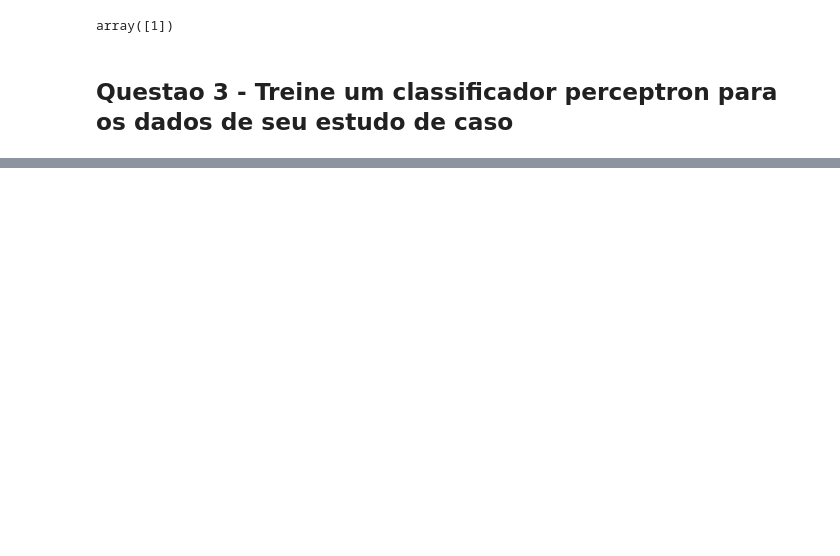
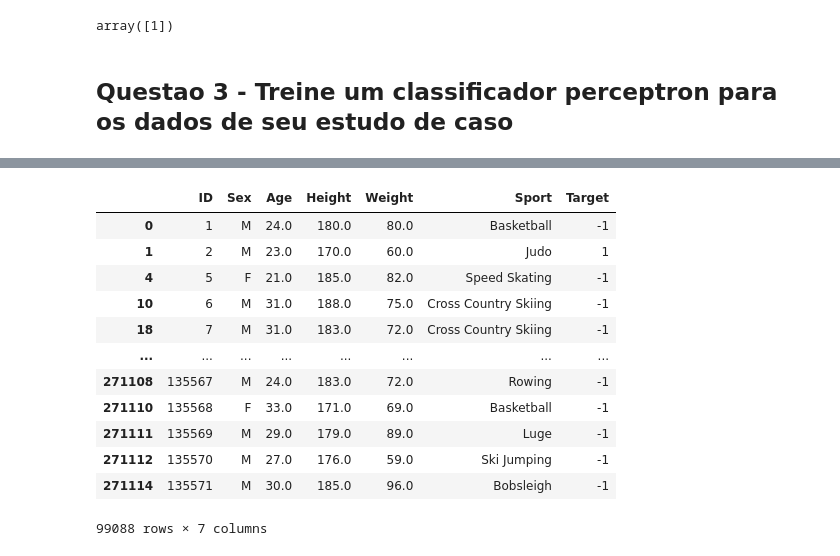
Before and after one commit to thalissonfelipe/mineracao, a Jupyter notebook: Trabalho02/Perceptron.ipynb, the cells around one changed output, grey strips where cells are left out. Saved outputs shown, nothing was run; the diff lists cells and outputs as text; code cells hidden in the pictures; blank space fills up the shorter version.

Commit message:
Adicionando nosso dataset de estudo ao modelo do perceptron

```diff
--- a/Trabalho02/Perceptron.ipynb
+++ b/Trabalho02/Perceptron.ipynb
@@ -212,0 +218,3 @@ array([1])
+# %%
+df = pd.read_csv('../datasets/athlete_events.csv')
+df.head(5)
@@ -212,0 +252,22 @@ array([1])
+# %%
+t_sport = 'Judo'
+#df_sport = df_proc.loc[df_proc['Sport'] == t_sport]
+df_sport = df_proc.copy()
+df_sport['Target'] = (df_sport['Sport'] == t_sport).astype(int)
+df_sport['Target'] = df_sport['Target'].replace([0],-1)
+#df_sport = df_sport.loc[df_proc['Sport'] == t_sport]
+df_sport
+# %% [output]
+|  | ID | Sex | Age | Height | Weight | Sport | Target |
+| 0 | 1 | M | 24.0 | 180.0 | 80.0 | Basketball | -1 |
+| 1 | 2 | M | 23.0 | 170.0 | 60.0 | Judo | 1 |
+| 4 | 5 | F | 21.0 | 185.0 | 82.0 | Speed Skating | -1 |
+| 10 | 6 | M | 31.0 | 188.0 | 75.0 | Cross Country Skiing | -1 |
+| 18 | 7 | M | 31.0 | 183.0 | 72.0 | Cross Country Skiing | -1 |
+| ... | ... | ... | ... | ... | ... | ... | ... |
+| 271108 | 135567 | M | 24.0 | 183.0 | 72.0 | Rowing | -1 |
+| 271110 | 135568 | F | 33.0 | 171.0 | 69.0 | Basketball | -1 |
+| 271111 | 135569 | M | 29.0 | 179.0 | 89.0 | Luge | -1 |
+| 271112 | 135570 | M | 27.0 | 176.0 | 59.0 | Ski Jumping | -1 |
+| 271114 | 135571 | M | 30.0 | 185.0 | 96.0 | Bobsleigh | -1 |
+99088 rows × 7 columns
```
Also changed, not shown: parts of 19 cells of this notebook.
